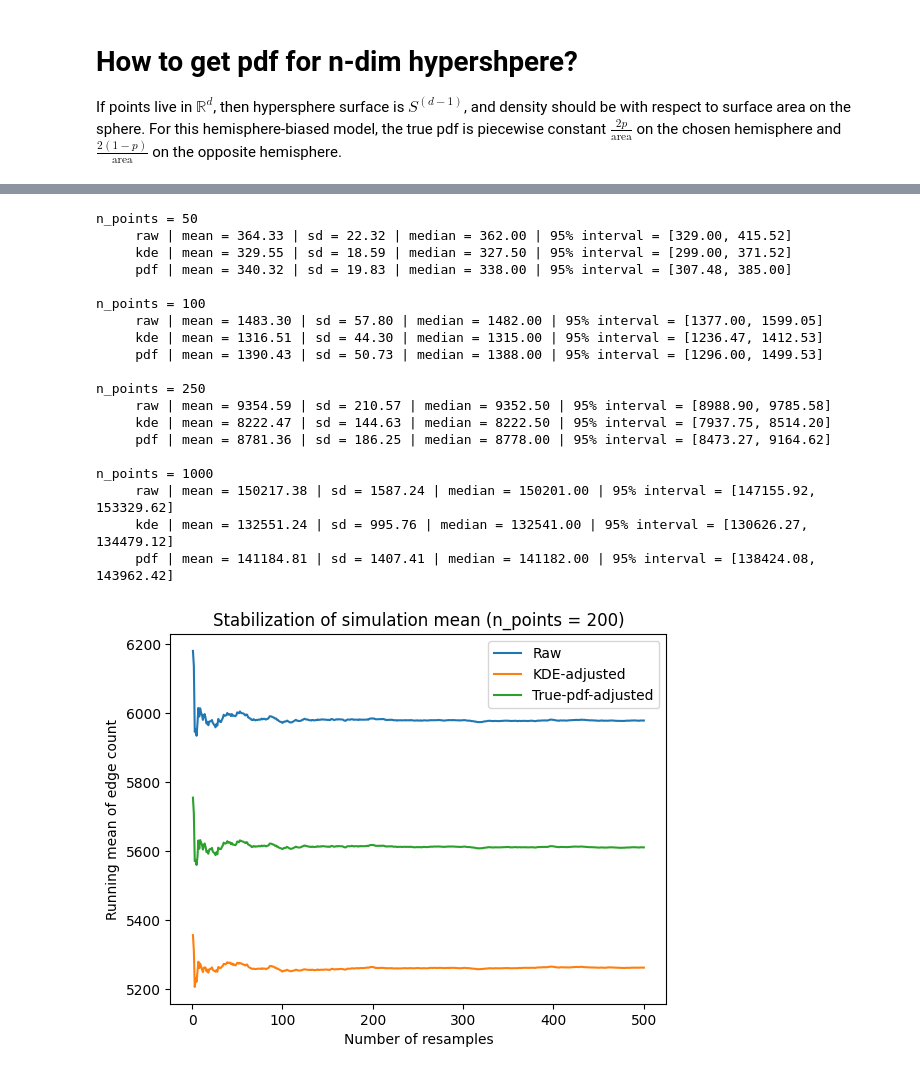
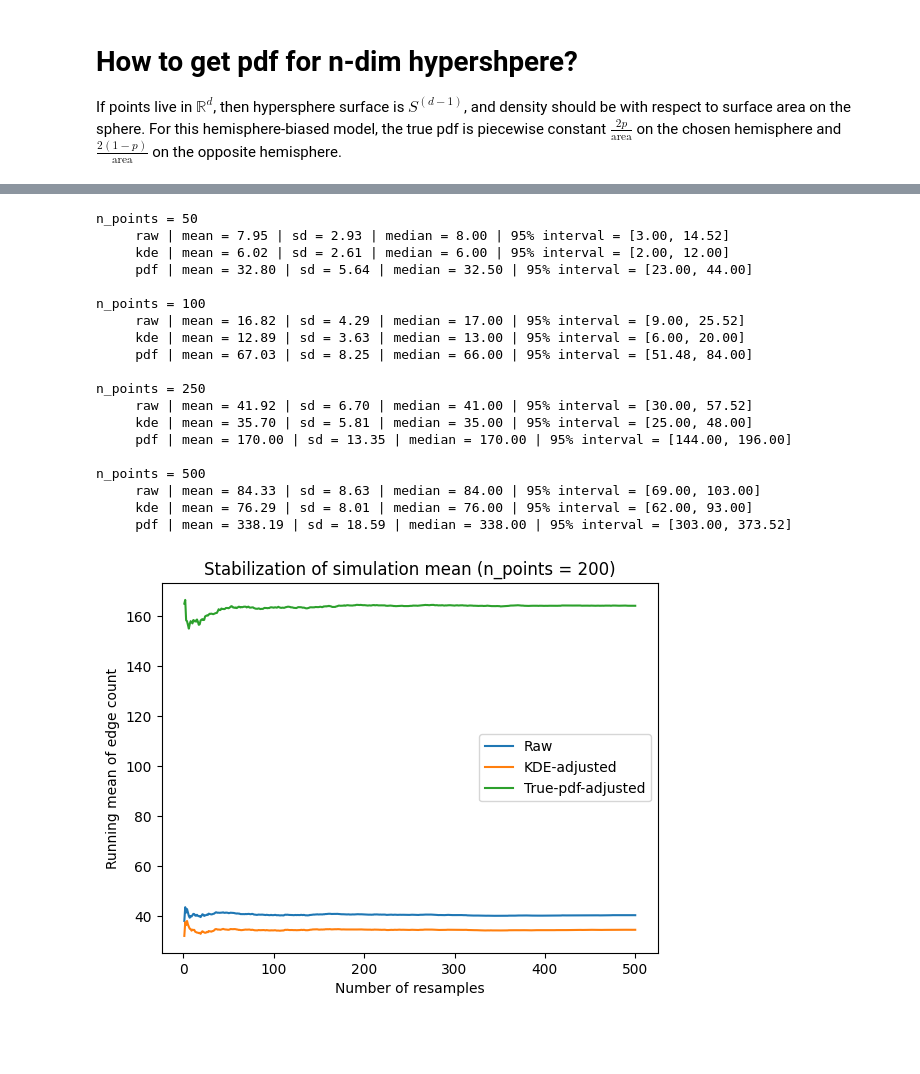
Before and after one commit to JosephMatatyaou/STA199REU, a Jupyter notebook: SQ26/Week2/SphereEdgeCount_KDE.ipynb, the cells around one changed output, grey strips where cells are left out. Cells and saved outputs as stored; diff of their text form; code cells hidden in the pictures; blank space fills up the shorter version.

```diff
--- a/SQ26/Week2/SphereEdgeCount_KDE.ipynb
+++ b/SQ26/Week2/SphereEdgeCount_KDE.ipynb
@@ -107,7 +109,7 @@ plt.show()
 def count_edges(X: np.ndarray, t: float, D: np.ndarray | None = None) -> int:
     X = np.asarray(X, dtype = float)
 
-    epsilon = 1/(t**(1/(X.shape[1]-1)))
+    epsilon = t/(X.shape[0]**(1/(X.shape[1]-1)))
 
     if D is None:
         D = vr.pairwise_dist(X)
@@ -221,7 +223,7 @@ def weighted_distance_matrix_pdf(
     center=None,
     direction=None,
     d_manifold=1,
-    sym_rule="min",
+    sym_rule="mean",
     tol=1e-8,
 ):
 
@@ -251,11 +253,16 @@ def weighted_distance_matrix_pdf(
     elif rule == "max":
         scale = np.minimum(si, sj)
     elif rule in {"mean", "avg", "average"}:
-        scale = (2.0 * si * sj) / (si + sj)
+        scale = (si * sj) / (si + sj)
     else:
         raise ValueError("sym_rule must be 'min', 'max', or 'mean'")
 
+
     D_w = D * scale
     np.fill_diagonal(D_w, 0.0)
-    return D_w, f
+    return D_w, scale
+
+
+
+# it should be norm less than t of n to 1 over d time ( 1 over kde(xi)^1/d)+ 1
 # %%
@@ -319,7 +343,7 @@ def edge_count_sim_kde(
     p: float,
     h: float,
     direction=None,
-    sym_rule="min",
+    sym_rule="mean",
     seed: int | None = None,
 ) -> np.ndarray:
     rng = np.random.default_rng(seed)
@@ -355,7 +379,7 @@ def edge_count_sim_pdf(
     d: int,
     p: float,
     direction=None,
-    sym_rule="min",
+    sym_rule="mean",
     r: float = 1.0,
     center=None,
     tol: float = 1e-8,
@@ -403,7 +427,7 @@ def summarize_counts(label, counts):
     )
 
 
-for n_points in [50, 100, 250, 1000]:
+for n_points in [50, 100, 250,500]:
     print(f"\nn_points = {n_points}")
 
     edge_counts_raw = edge_count_sim(
@@ -424,7 +448,7 @@ for n_points in [50, 100, 250, 1000]:
         p=0.8,
         h=0.15,
         direction=[1, 0, 0],
-        sym_rule="min",
+        sym_rule="mean",
         seed=234,
     )
 
@@ -435,7 +459,7 @@ for n_points in [50, 100, 250, 1000]:
         d=3,
         p=0.8,
         direction=[1, 0, 0],
-        sym_rule="min",
+        sym_rule="mean",
         seed=234,
     )
 
@@ -453,7 +477,7 @@ edge_counts_raw = edge_count_sim(
     t=1,
     n_resamples=n_resamples,
     d=3,
-    p=0.8,
+    p=0.9,
     direction=[1, 0, 0],
     seed=234,
 )
@@ -463,59 +487,59 @@ edge_counts_kde = edge_count_sim_kde(
     t=1,
     n_resamples=n_resamples,
     d=3,
-    p=0.8,
+    p=0.9,
     h=0.15,
     direction=[1, 0, 0],
-    sym_rule="min",
+    sym_rule="mean",
     seed=234,
 )
 
 edge_counts_pdf = edge_count_sim_pdf(
     n_points=n_points,
     t=1,
     n_resamples=n_resamples,
     d=3,
-    p=0.8,
+    p=0.9,
     direction=[1, 0, 0],
-    sym_rule="min",
+    sym_rule="mean",
     seed=234,
 )
 
 k = np.arange(1, n_resamples + 1)
 
 running_mean_raw = np.cumsum(edge_counts_raw) / k
 running_mean_kde = np.cumsum(edge_counts_kde) / k
 running_mean_pdf = np.cumsum(edge_counts_pdf) / k
 
 plt.plot(k, running_mean_raw, label="Raw")
 plt.plot(k, running_mean_kde, label="KDE-adjusted")
 plt.plot(k, running_mean_pdf, label="True-pdf-adjusted")
 plt.xlabel("Number of resamples")
 plt.ylabel("Running mean of edge count")
 plt.title("Stabilization of simulation mean (n_points = 200)")
 plt.legend()
 plt.show()
 # %% [output]
 n_points = 50
-     raw | mean = 364.33 | sd = 22.32 | median = 362.00 | 95% interval = [329.00, 415.52]
-     kde | mean = 329.55 | sd = 18.59 | median = 327.50 | 95% interval = [299.00, 371.52]
-     pdf | mean = 340.32 | sd = 19.83 | median = 338.00 | 95% interval = [307.48, 385.00]
+     raw | mean = 7.95 | sd = 2.93 | median = 8.00 | 95% interval = [3.00, 14.52]
+     kde | mean = 6.02 | sd = 2.61 | median = 6.00 | 95% interval = [2.00, 12.00]
+     pdf | mean = 32.80 | sd = 5.64 | median = 32.50 | 95% interval = [23.00, 44.00]
 
 n_points = 100
-     raw | mean = 1483.30 | sd = 57.80 | median = 1482.00 | 95% interval = [1377.00, 1599.05]
-     kde | mean = 1316.51 | sd = 44.30 | median = 1315.00 | 95% interval = [1236.47, 1412.53]
-     pdf | mean = 1390.43 | sd = 50.73 | median = 1388.00 | 95% interval = [1296.00, 1499.53]
+     raw | mean = 16.82 | sd = 4.29 | median = 17.00 | 95% interval = [9.00, 25.52]
+     kde | mean = 12.89 | sd = 3.63 | median = 13.00 | 95% interval = [6.00, 20.00]
+     pdf | mean = 67.03 | sd = 8.25 | median = 66.00 | 95% interval = [51.48, 84.00]
 
 n_points = 250
-     raw | mean = 9354.59 | sd = 210.57 | median = 9352.50 | 95% interval = [8988.90, 9785.58]
-     kde | mean = 8222.47 | sd = 144.63 | median = 8222.50 | 95% interval = [7937.75, 8514.20]
-     pdf | mean = 8781.36 | sd = 186.25 | median = 8778.00 | 95% interval = [8473.27, 9164.62]
+     raw | mean = 41.92 | sd = 6.70 | median = 41.00 | 95% interval = [30.00, 57.52]
+     kde | mean = 35.70 | sd = 5.81 | median = 35.00 | 95% interval = [25.00, 48.00]
+     pdf | mean = 170.00 | sd = 13.35 | median = 170.00 | 95% interval = [144.00, 196.00]
 
-n_points = 1000
-     raw | mean = 150217.38 | sd = 1587.24 | median = 150201.00 | 95% interval = [147155.92, 153329.62]
-     kde | mean = 132551.24 | sd = 995.76 | median = 132541.00 | 95% interval = [130626.27, 134479.12]
-     pdf | mean = 141184.81 | sd = 1407.41 | median = 141182.00 | 95% interval = [138424.08, 143962.42]
+n_points = 500
+     raw | mean = 84.33 | sd = 8.63 | median = 84.00 | 95% interval = [69.00, 103.00]
+     kde | mean = 76.29 | sd = 8.01 | median = 76.00 | 95% interval = [62.00, 93.00]
+     pdf | mean = 338.19 | sd = 18.59 | median = 338.00 | 95% interval = [303.00, 373.52]
-[figure, old version]
+[figure, new version]
 # %%
 from scipy.stats import shapiro
 from statistics import NormalDist
```
Also changed, not shown: parts of 4 cells of this notebook, 1 other file.
